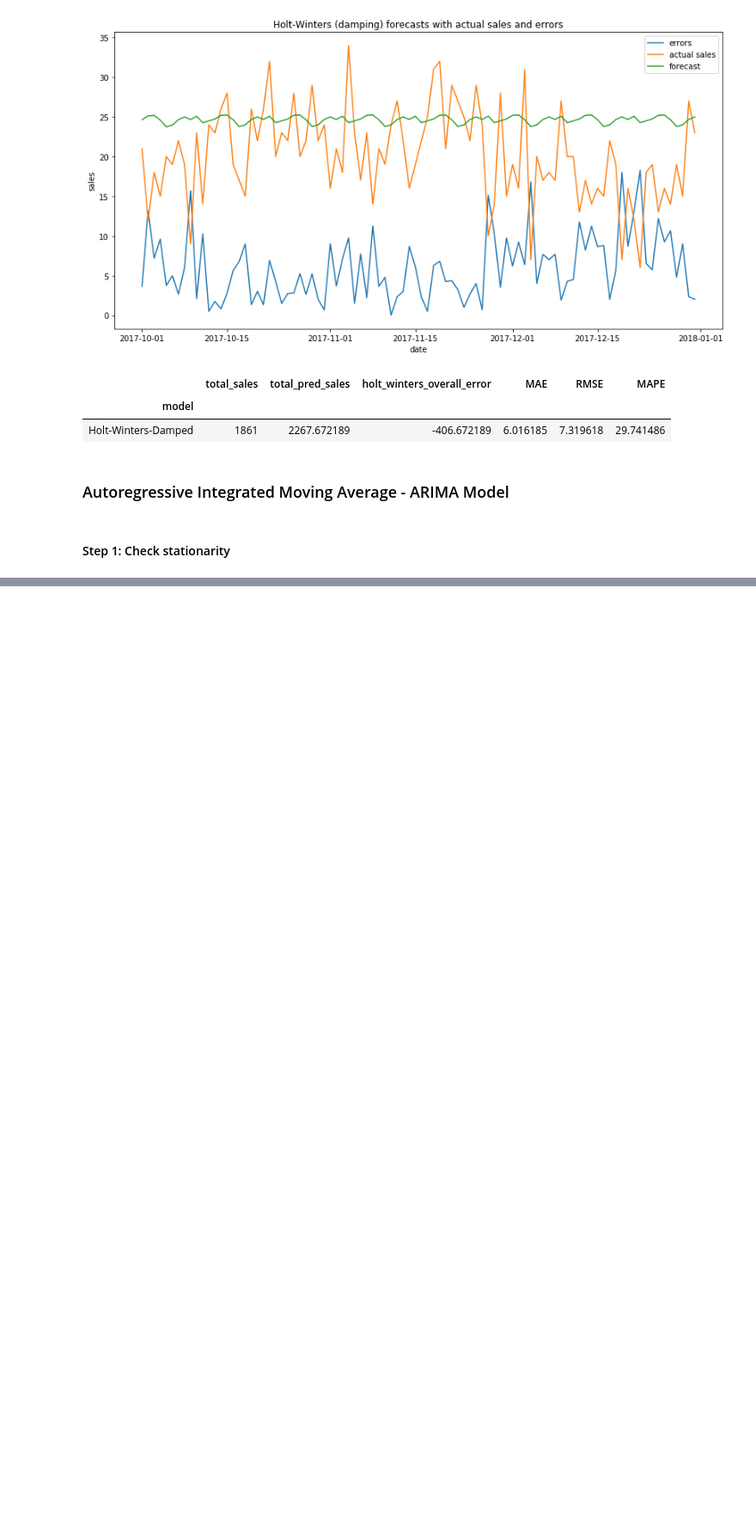
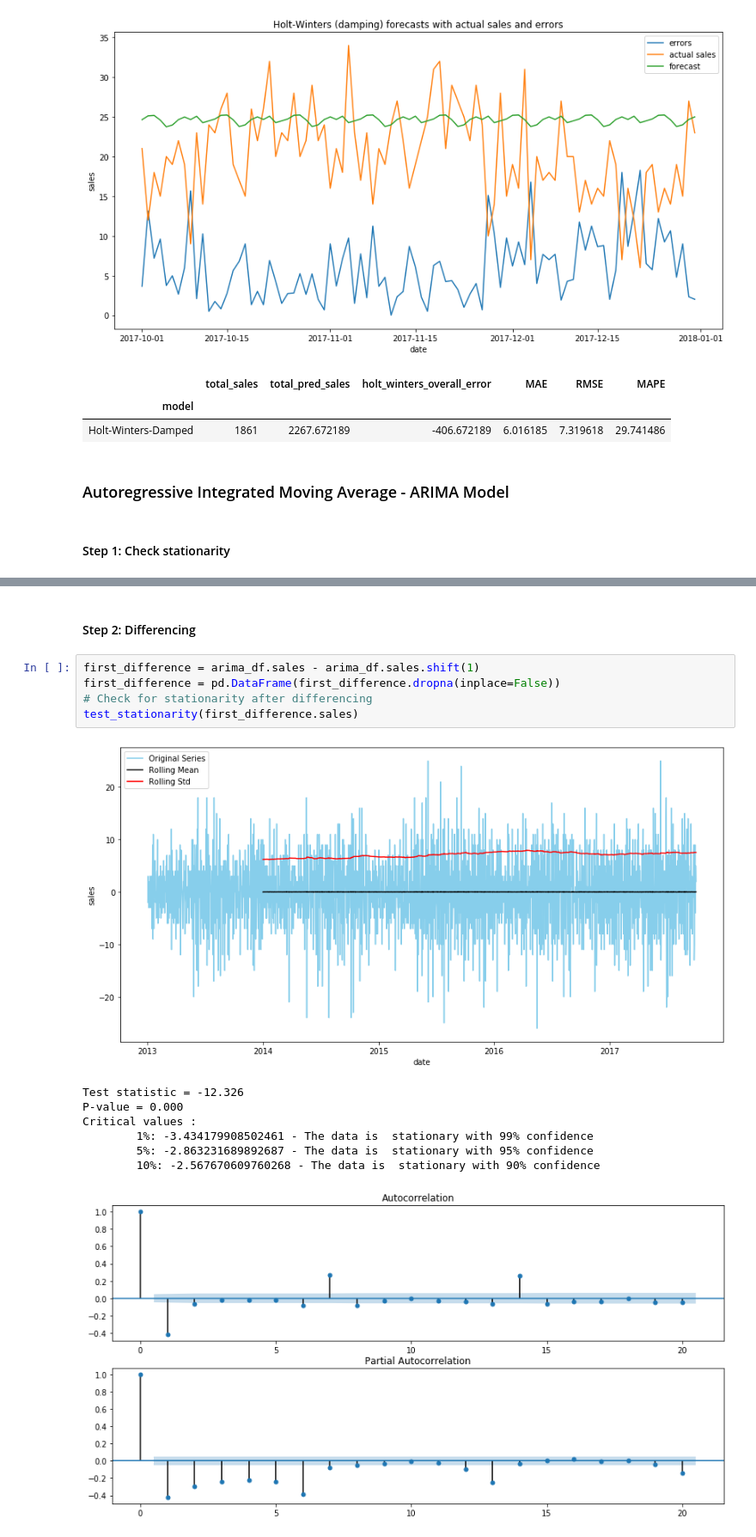
Before and after one commit to akshitvjain/product-sales-forecasting, a Jupyter notebook: notebook-sales-demand-forecasting.ipynb, the cells around one changed output, grey strips where cells are left out. Shown at 86% size. Saved outputs shown, nothing was run; the diff lists cells and outputs as text; blank space fills up the shorter version.

```diff
--- a/notebook-sales-demand-forecasting.ipynb
+++ b/notebook-sales-demand-forecasting.ipynb
@@ -346,0 +370,16 @@ plt.show()
+# %% [markdown]
+#### Step 2: Differencing
+# %%
+first_difference = arima_df.sales - arima_df.sales.shift(1)
+first_difference = pd.DataFrame(first_difference.dropna(inplace=False))
+# Check for stationarity after differencing
+test_stationarity(first_difference.sales)
+# %% [output]
+[figure, added]
+Test statistic = -12.326
+P-value = 0.000
+Critical values :
+        1%: -3.434179908502461 - The data is  stationary with 99% confidence
+        5%: -2.863231689892687 - The data is  stationary with 95% confidence
+        10%: -2.567670609760268 - The data is  stationary with 90% confidence
+[figure, added]
```
Also changed, not shown: parts of 8 cells of this notebook.
